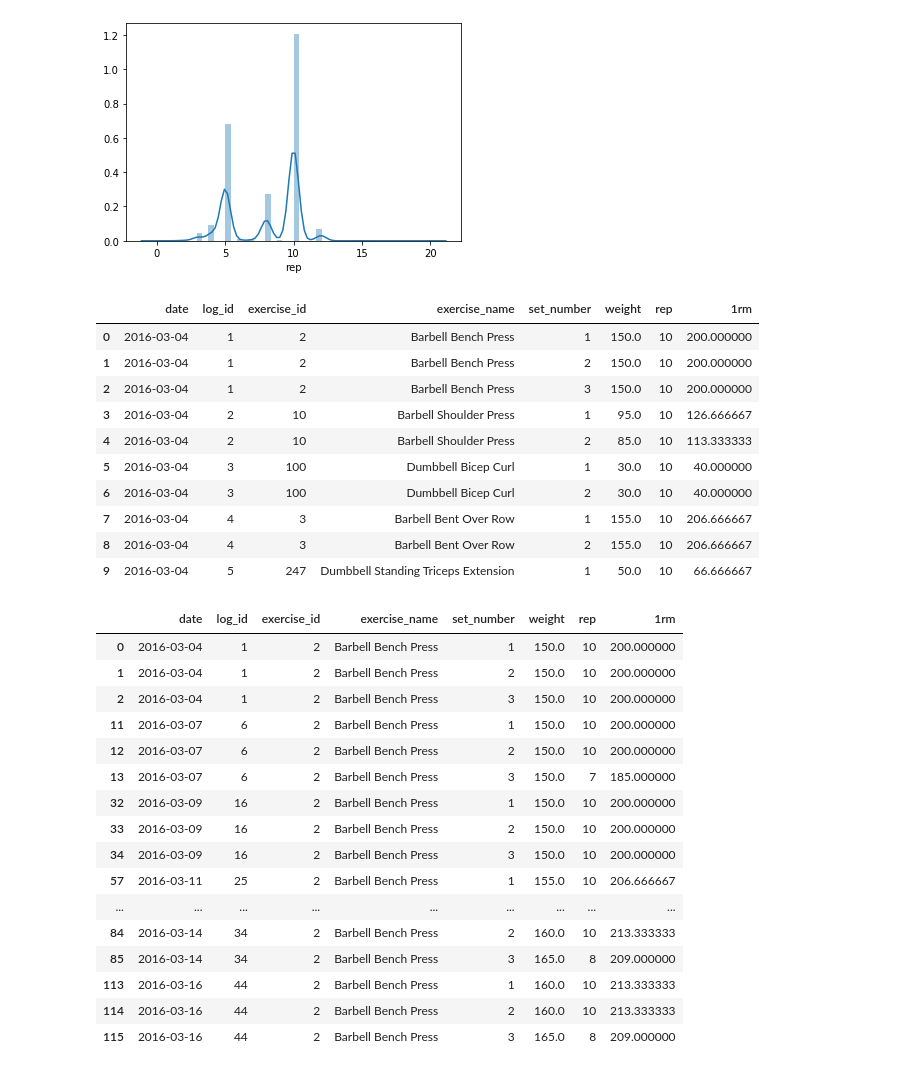
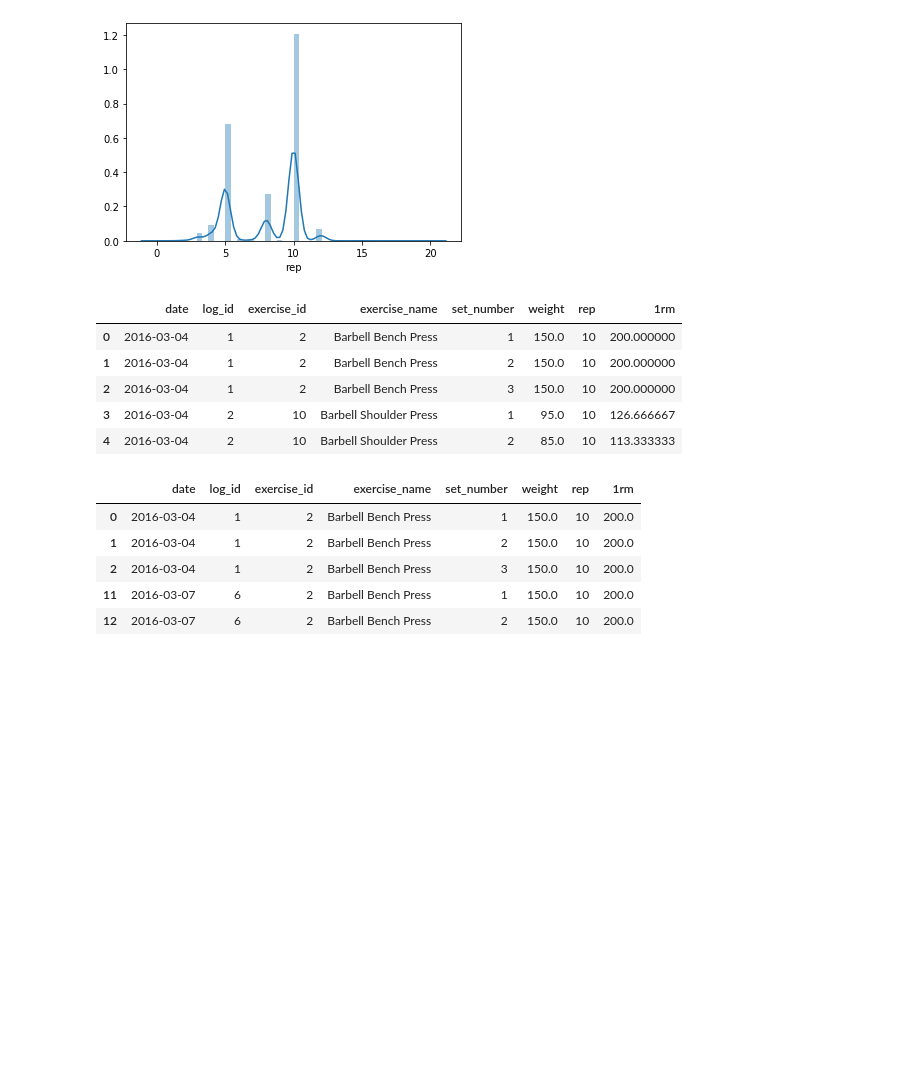
Before and after one commit to Clee2691/DS_Projects, a Jupyter notebook: DSProjects/workout/workout_exploratory.ipynb, the cells around one changed output. Cells and saved outputs as stored; diff of their text form; code cells hidden in the pictures; blank space fills up the shorter version.

```diff
--- a/DSProjects/workout/workout_exploratory.ipynb
+++ b/DSProjects/workout/workout_exploratory.ipynb
@@ -104,6 +106,6 @@ def calc_1rm(weight, rep):
 df['1rm'] = df.apply(lambda x: calc_1rm(x.weight, x.rep), axis=1)
 # %%
-df.head(10)
+df.head()
 # %% [output]
 |  | date | log_id | exercise_id | exercise_name | set_number | weight | rep | 1rm |
 | 0 | 2016-03-04 | 1 | 2 | Barbell Bench Press | 1 | 150.0 | 10 | 200.000000 |
@@ -111,31 +113,15 @@ df.head(10)
 | 2 | 2016-03-04 | 1 | 2 | Barbell Bench Press | 3 | 150.0 | 10 | 200.000000 |
 | 3 | 2016-03-04 | 2 | 10 | Barbell Shoulder Press | 1 | 95.0 | 10 | 126.666667 |
 | 4 | 2016-03-04 | 2 | 10 | Barbell Shoulder Press | 2 | 85.0 | 10 | 113.333333 |
-| 5 | 2016-03-04 | 3 | 100 | Dumbbell Bicep Curl | 1 | 30.0 | 10 | 40.000000 |
-| 6 | 2016-03-04 | 3 | 100 | Dumbbell Bicep Curl | 2 | 30.0 | 10 | 40.000000 |
-| 7 | 2016-03-04 | 4 | 3 | Barbell Bent Over Row | 1 | 155.0 | 10 | 206.666667 |
-| 8 | 2016-03-04 | 4 | 3 | Barbell Bent Over Row | 2 | 155.0 | 10 | 206.666667 |
-| 9 | 2016-03-04 | 5 | 247 | Dumbbell Standing Triceps Extension | 1 | 50.0 | 10 | 66.666667 |
 # %%
 df_bench = df[df['exercise_name'] == 'Barbell Bench Press']
 # %%
-df_bench.head(20)
+df_bench.head()
 # %% [output]
 |  | date | log_id | exercise_id | exercise_name | set_number | weight | rep | 1rm |
-| 0 | 2016-03-04 | 1 | 2 | Barbell Bench Press | 1 | 150.0 | 10 | 200.000000 |
-| 1 | 2016-03-04 | 1 | 2 | Barbell Bench Press | 2 | 150.0 | 10 | 200.000000 |
-| 2 | 2016-03-04 | 1 | 2 | Barbell Bench Press | 3 | 150.0 | 10 | 200.000000 |
-| 11 | 2016-03-07 | 6 | 2 | Barbell Bench Press | 1 | 150.0 | 10 | 200.000000 |
-| 12 | 2016-03-07 | 6 | 2 | Barbell Bench Press | 2 | 150.0 | 10 | 200.000000 |
-| 13 | 2016-03-07 | 6 | 2 | Barbell Bench Press | 3 | 150.0 | 7 | 185.000000 |
-| 32 | 2016-03-09 | 16 | 2 | Barbell Bench Press | 1 | 150.0 | 10 | 200.000000 |
-| 33 | 2016-03-09 | 16 | 2 | Barbell Bench Press | 2 | 150.0 | 10 | 200.000000 |
-| 34 | 2016-03-09 | 16 | 2 | Barbell Bench Press | 3 | 150.0 | 10 | 200.000000 |
-| 57 | 2016-03-11 | 25 | 2 | Barbell Bench Press | 1 | 155.0 | 10 | 206.666667 |
-| ... | ... | ... | ... | ... | ... | ... | ... | ... |
-| 84 | 2016-03-14 | 34 | 2 | Barbell Bench Press | 2 | 160.0 | 10 | 213.333333 |
-| 85 | 2016-03-14 | 34 | 2 | Barbell Bench Press | 3 | 165.0 | 8 | 209.000000 |
-| 113 | 2016-03-16 | 44 | 2 | Barbell Bench Press | 1 | 160.0 | 10 | 213.333333 |
-| 114 | 2016-03-16 | 44 | 2 | Barbell Bench Press | 2 | 160.0 | 10 | 213.333333 |
-| 115 | 2016-03-16 | 44 | 2 | Barbell Bench Press | 3 | 165.0 | 8 | 209.000000 |
+| 0 | 2016-03-04 | 1 | 2 | Barbell Bench Press | 1 | 150.0 | 10 | 200.0 |
+| 1 | 2016-03-04 | 1 | 2 | Barbell Bench Press | 2 | 150.0 | 10 | 200.0 |
+| 2 | 2016-03-04 | 1 | 2 | Barbell Bench Press | 3 | 150.0 | 10 | 200.0 |
+| 11 | 2016-03-07 | 6 | 2 | Barbell Bench Press | 1 | 150.0 | 10 | 200.0 |
+| 12 | 2016-03-07 | 6 | 2 | Barbell Bench Press | 2 | 150.0 | 10 | 200.0 |
 # %%
```
Also changed, not shown: parts of 25 cells of this notebook.
